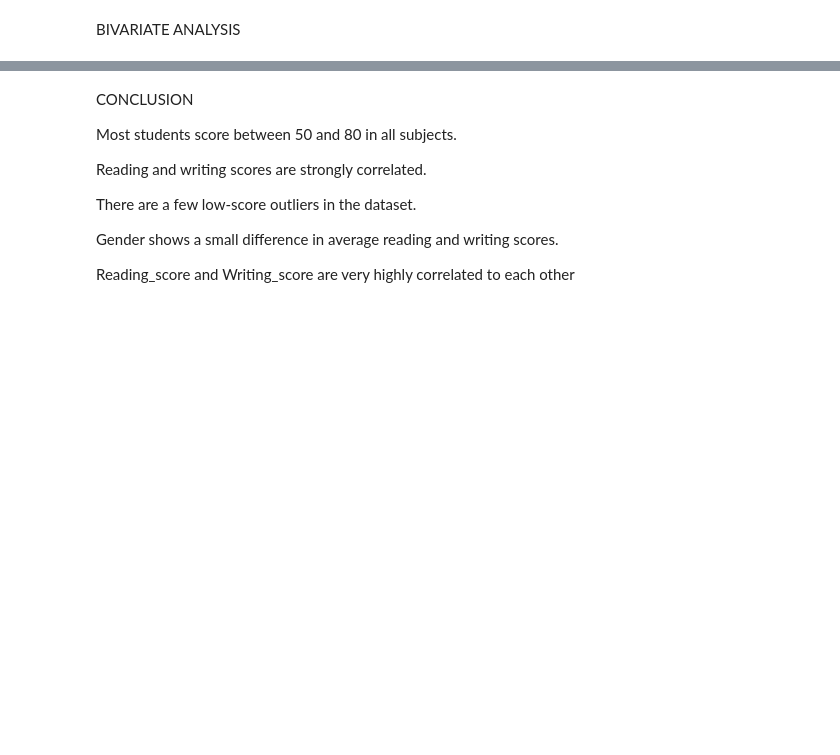
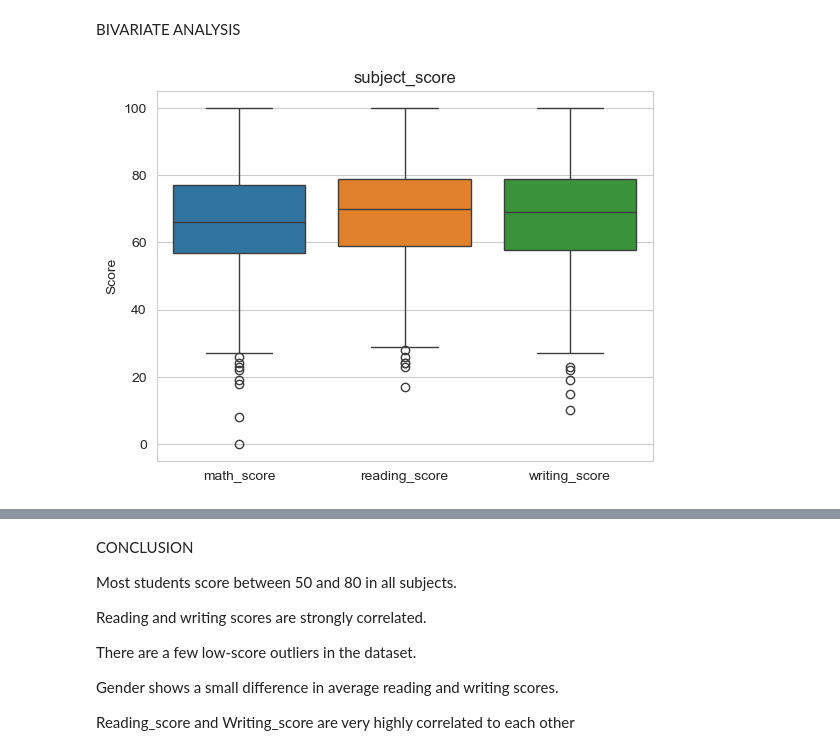
Before and after one commit to bishthimesh616-collab/student-performance-data-analysis, a Jupyter notebook: stud.ipynb, the cells around one changed output, grey strips where cells are left out. Saved outputs shown, nothing was run; the diff lists cells and outputs as text; code cells hidden in the pictures; blank space fills up the shorter version.

```diff
--- a/stud.ipynb
+++ b/stud.ipynb
@@ -113,8 +137,11 @@ for col in cols:
 BIVARIATE ANALYSIS
 # %%
 sns.boxplot(data=df[["math_score","reading_score","writing_score"]])
+plt.ylabel("Score")
 plt.title("subject_score")
 plt.show()
+# %% [output]
+[figure, added]
 # %%
 sns.boxplot(x="gender" ,  y="math_score", data=df)
 plt.title("math_score by gender")
```
Also changed, not shown: parts of 10 cells of this notebook.
